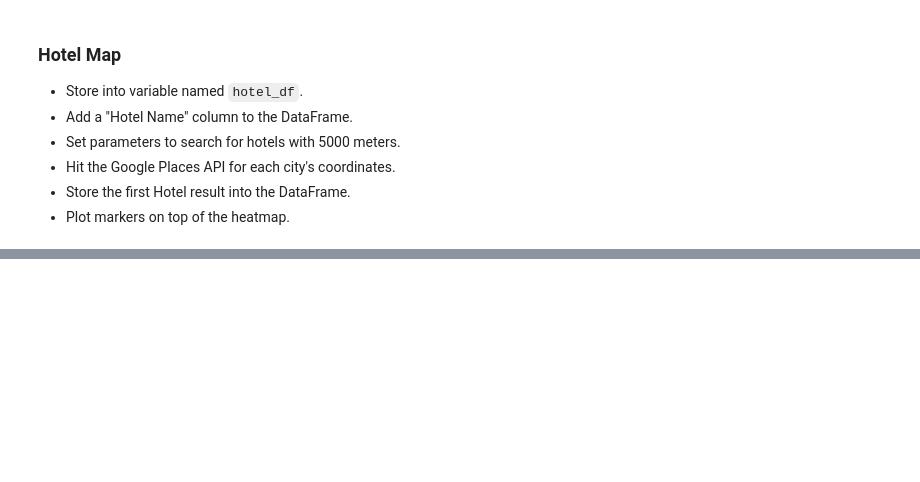
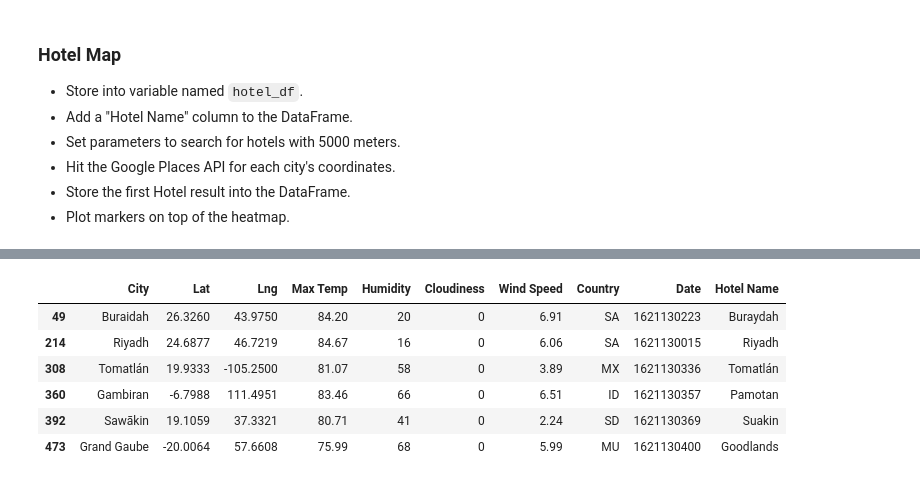
Before and after one commit to kreetigulati/06-python-api-challenge, a Jupyter notebook: VacationPy/VacationPy.ipynb, the cells around one changed output, grey strips where cells are left out. Cells and saved outputs as stored; diff of their text form; code cells hidden in the pictures; blank space fills up the shorter version.

```diff
--- a/VacationPy/VacationPy.ipynb
+++ b/VacationPy/VacationPy.ipynb
@@ -21,5 +31,5 @@ from api_keys import g_key
 ### Store Part I results into DataFrame
 * Load the csv exported in Part I to a DataFrame
 # %%
-df_weather = pd.read_csv("../WeatherPy/output_data/cities.csv")
+df_weather = pd.read_csv("../output_data/cities.csv")
 df_weather.head()
@@ -50,9 +71,9 @@ max_intensity
 * Narrow down the cities to fit weather conditions.
 * Drop any rows will null values.
 # %%
-df_new_weather = df_weather[(df_weather['Temperatuer'] >= 75) & (df_weather['Temperature'] <= 90)]
+df_new_weather = df_weather[(df_weather['Max Temp'] >= 75) & (df_weather['Max Temp'] <= 90)]
 df_new_weather = df_new_weather[df_new_weather['Wind Speed'] <= 10]
-df_new_weather = df_new_weather[df_new_weather['Clouds'] <= 10]
+df_new_weather = df_new_weather[df_new_weather['Cloudiness'] <= 0]
 df_new_weather = df_new_weather[df_new_weather['Humidity'] <= 70]
 hotel_df = df_new_weather
 # %% [markdown]
@@ -69,28 +98,41 @@ hotel_df
 # %%
 for index, row in hotel_df.iterrows():
+
+    base_url = "https://maps.googleapis.com/maps/api/place/nearbysearch/json?"
+
+    params = {
+    "type":"hotel",
+    "radius": 5000,
+    "key":g_key
+    }
+
+    lat = row['Lat']
+    lng = row['Lng']
+    city_name = row["City"]
+
+    params['location'] = f"{lat}, {lng}"
+
+    hotel_data = requests.get(base_url, params=params).json()
+
+    results = hotel_data['results']
+
     try:
-        base_url = "https://maps.googleapis.com/maps/api/place/nearbysearch/json"
 
-        params = {
-        "keywords":"hotel",
-        "radius": 5000,
-        "key":g_key
-        }
-
-        lat = row['Lat']
-        lng = row['Lng']
-
-        params['Location'] = f"{lat}, {lng}"
-
-        hotel_data = requests.get(base_url, params=params).json()
-
-        hotel_df.loc[index, "Hotel Name"] = hotel_data["results"][0]["name"]
+        hotel_df.loc[index, "Hotel Name"] = results[0]["name"]
 
     except IndexError:
 
         hotel_df.loc[index, "Hotel Name"] = "NaN"
 
 hotel_df
+# %% [output]
+|  | City | Lat | Lng | Max Temp | Humidity | Cloudiness | Wind Speed | Country | Date | Hotel Name |
+| 49 | Buraidah | 26.3260 | 43.9750 | 84.20 | 20 | 0 | 6.91 | SA | 1621130223 | Buraydah |
+| 214 | Riyadh | 24.6877 | 46.7219 | 84.67 | 16 | 0 | 6.06 | SA | 1621130015 | Riyadh |
+| 308 | Tomatlán | 19.9333 | -105.2500 | 81.07 | 58 | 0 | 3.89 | MX | 1621130336 | Tomatlán |
+| 360 | Gambiran | -6.7988 | 111.4951 | 83.46 | 66 | 0 | 6.51 | ID | 1621130357 | Pamotan |
+| 392 | Sawākin | 19.1059 | 37.3321 | 80.71 | 41 | 0 | 2.24 | SD | 1621130369 | Suakin |
+| 473 | Grand Gaube | -20.0064 | 57.6608 | 75.99 | 68 | 0 | 5.99 | MU | 1621130400 | Goodlands |
 # %%
 # NOTE: Do not change any of the code in this cell
 
```
Also changed, not shown: parts of 7 cells of this notebook, 16 other files.
